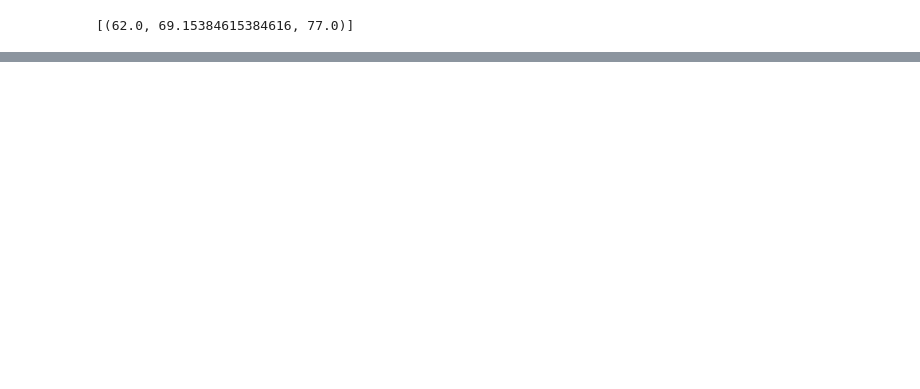
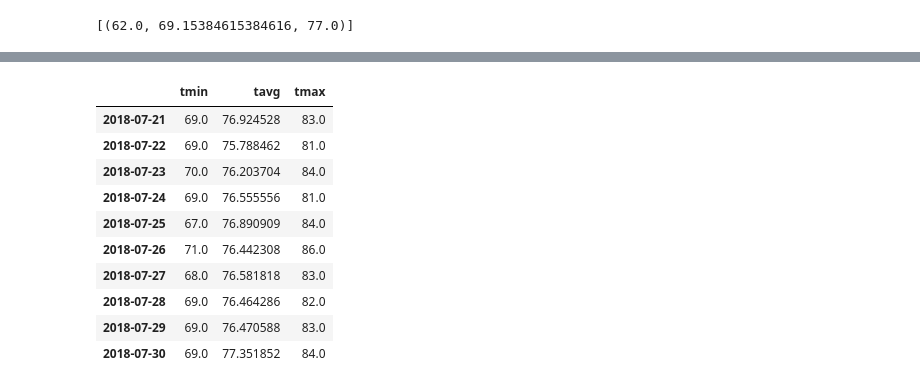
Before and after one commit to etassone1974/sqlalchemy-challenge, a Jupyter notebook: climate_starter.ipynb, the cells around one changed output, grey strips where cells are left out. Drawn from its saved outputs; the diff is of its cells as text; code cells hidden in the pictures; blank space fills up the shorter version.

```diff
--- a/climate_starter.ipynb
+++ b/climate_starter.ipynb
@@ -375,2 +507,17 @@ daily_normals("01-01")
 # %%
 # Load the previous query results into a Pandas DataFrame and add the `trip_dates` range as the `date` index
+# Name calumns and set index to previously calculated list of trip dates
+daily_normals_df = pd.DataFrame(daily_normals_list, columns=["tmin", "tavg", "tmax"], index = dt_trip_dates)
+display(daily_normals_df)
+# %% [output]
+|  | tmin | tavg | tmax |
+| 2018-07-21 | 69.0 | 76.924528 | 83.0 |
+| 2018-07-22 | 69.0 | 75.788462 | 81.0 |
+| 2018-07-23 | 70.0 | 76.203704 | 84.0 |
+| 2018-07-24 | 69.0 | 76.555556 | 81.0 |
+| 2018-07-25 | 67.0 | 76.890909 | 84.0 |
+| 2018-07-26 | 71.0 | 76.442308 | 86.0 |
+| 2018-07-27 | 68.0 | 76.581818 | 83.0 |
+| 2018-07-28 | 69.0 | 76.464286 | 82.0 |
+| 2018-07-29 | 69.0 | 76.470588 | 83.0 |
+| 2018-07-30 | 69.0 | 77.351852 | 84.0 |
```
Also changed, not shown: parts of 9 cells of this notebook, 4 other files.
